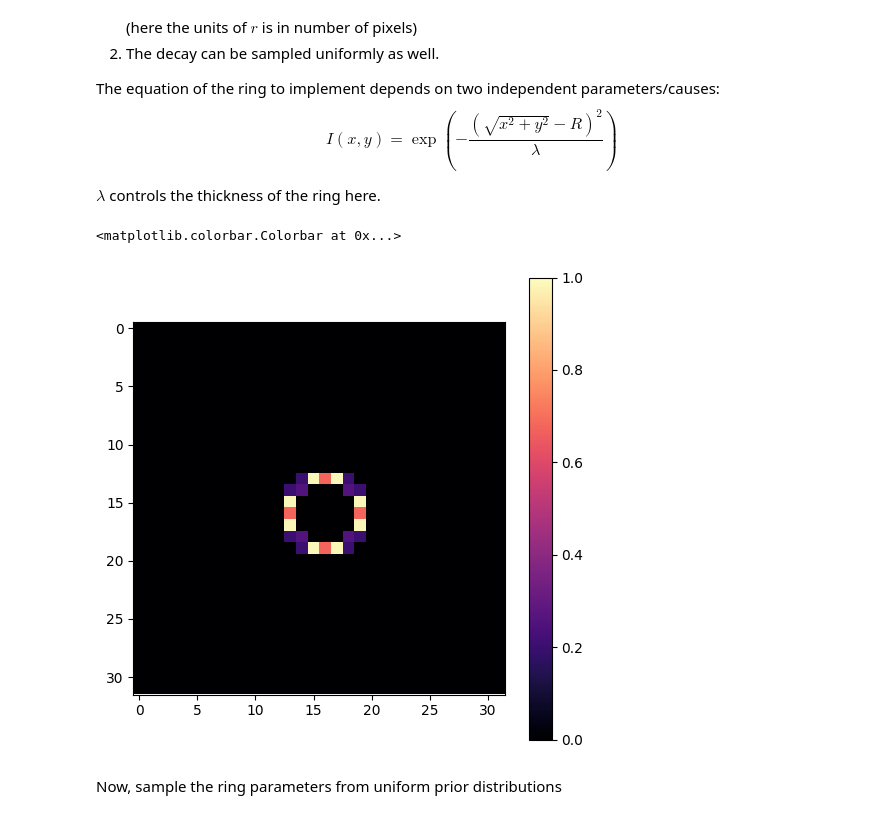
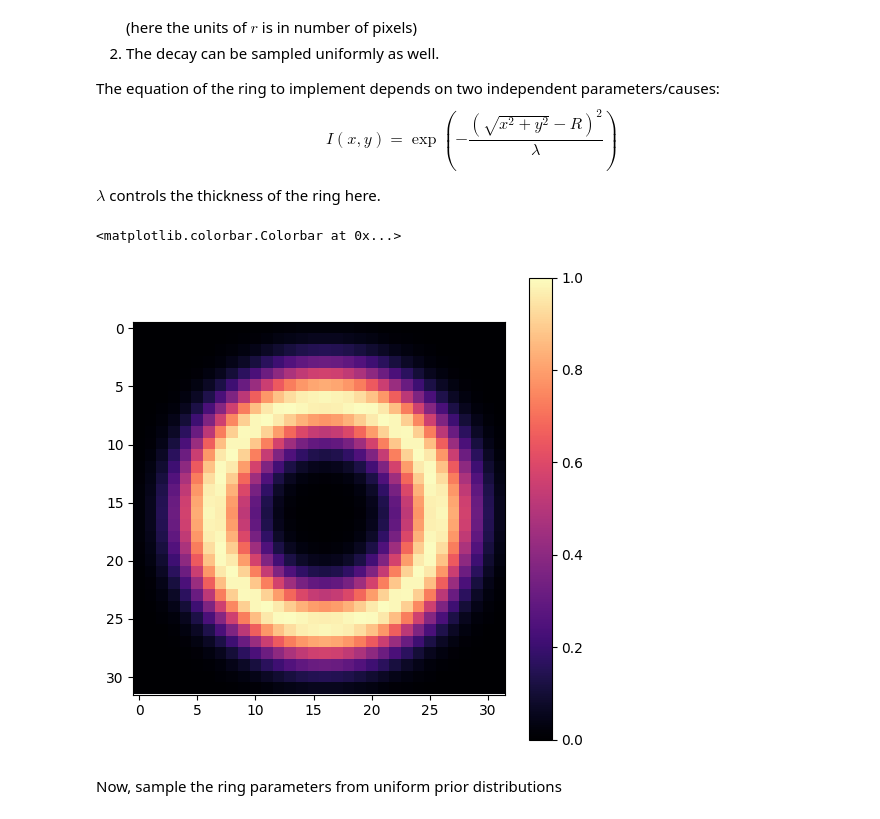
Before and after one commit to noe-dia/astro-ml-peek, a Jupyter notebook: notebooks/dev/toy_datasets.ipynb, the cells around one changed output. Saved outputs shown, nothing was run; the diff lists cells and outputs as text; code cells hidden in the pictures.

```diff
--- a/notebooks/dev/toy_datasets.ipynb
+++ b/notebooks/dev/toy_datasets.ipynb
@@ -19,26 +19,26 @@ $\lambda$ controls the thickness of the ring here.
 # %%
 from functools import partial
 
 def make_rings(x, y, radius = 10, sigma = 3, center = 32//2):
     """
     x and y are arrays created from a np.meshgrid.
     """
     r =  np.sqrt((x-center) ** 2 + (y - center) ** 2)
     return np.exp( - (r - radius) ** 2 / sigma)
 
 x = np.arange(0, 32) / 32
 y = np.arange(0, 32) / 32
 X, Y = np.meshgrid(x,y)
 
-ring = make_rings(X, Y, sigma = 1e-4, radius = 0.1, center = 0.5)
+ring = make_rings(X, Y, sigma = 1e-2, radius = 0.3, center = 0.5)
 
 fig, axs = plt.subplots(1, 1, figsize = (6, 6))
 
 im = axs.imshow(ring, cmap = "magma", vmin = 0, vmax = 1)
 plt.colorbar(im)
 # %% [output]
 <matplotlib.colorbar.Colorbar at 0x...>
-[figure, old version]
+[figure, new version]
 # %% [markdown]
 Now, sample the ring parameters from uniform prior distributions
 # %%
```
Also changed, not shown: parts of 3 cells of this notebook, 8 other files.
